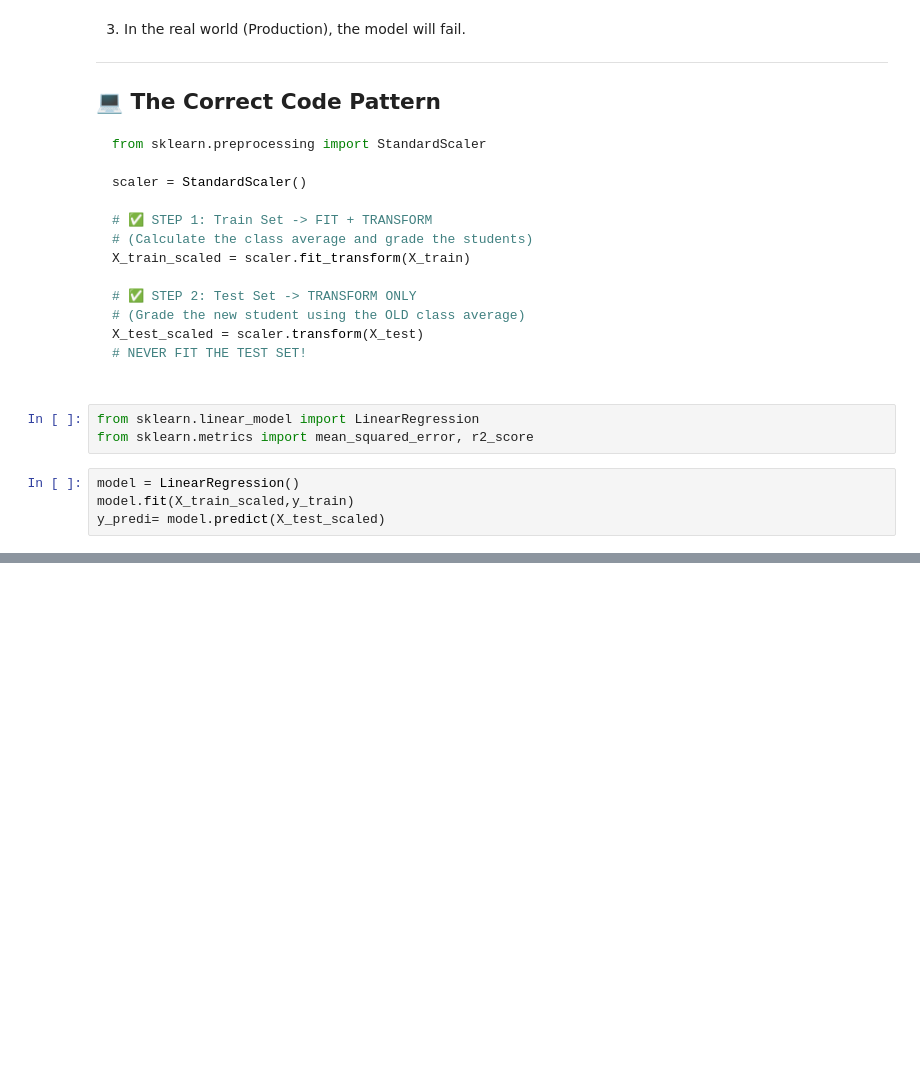
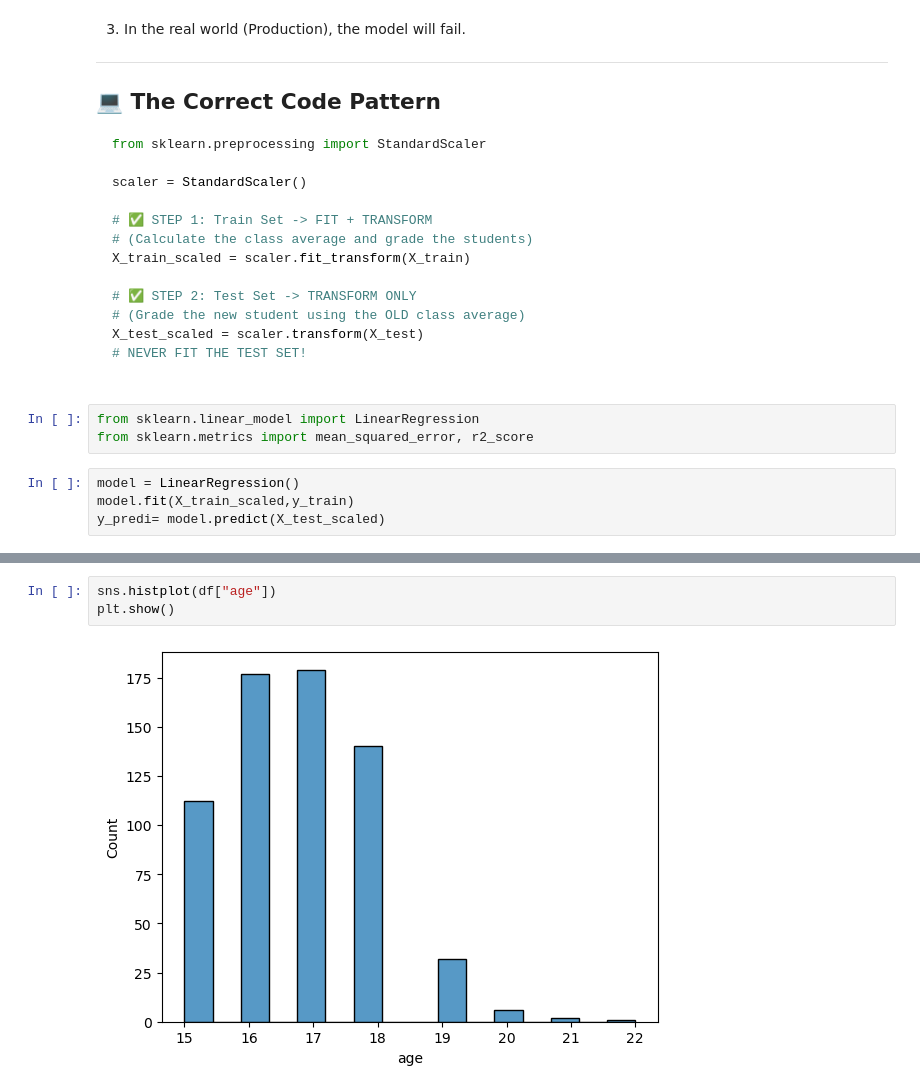
Before and after one commit to alyboii/at-lKurs, a Jupyter notebook: StudentPerformanceRegression/StudentPerformanceRegression.ipynb, the cells around one changed output, grey strips where cells are left out. Drawn from its saved outputs; the diff is of its cells as text; blank space fills up the shorter version.

```diff
--- a/StudentPerformanceRegression/StudentPerformanceRegression.ipynb
+++ b/StudentPerformanceRegression/StudentPerformanceRegression.ipynb
@@ -167,0 +209,5 @@ plt.show()
+# %%
+sns.histplot(df["age"])
+plt.show()
+# %% [output]
+[figure, added]
```
Also changed, not shown: parts of 40 cells of this notebook.
